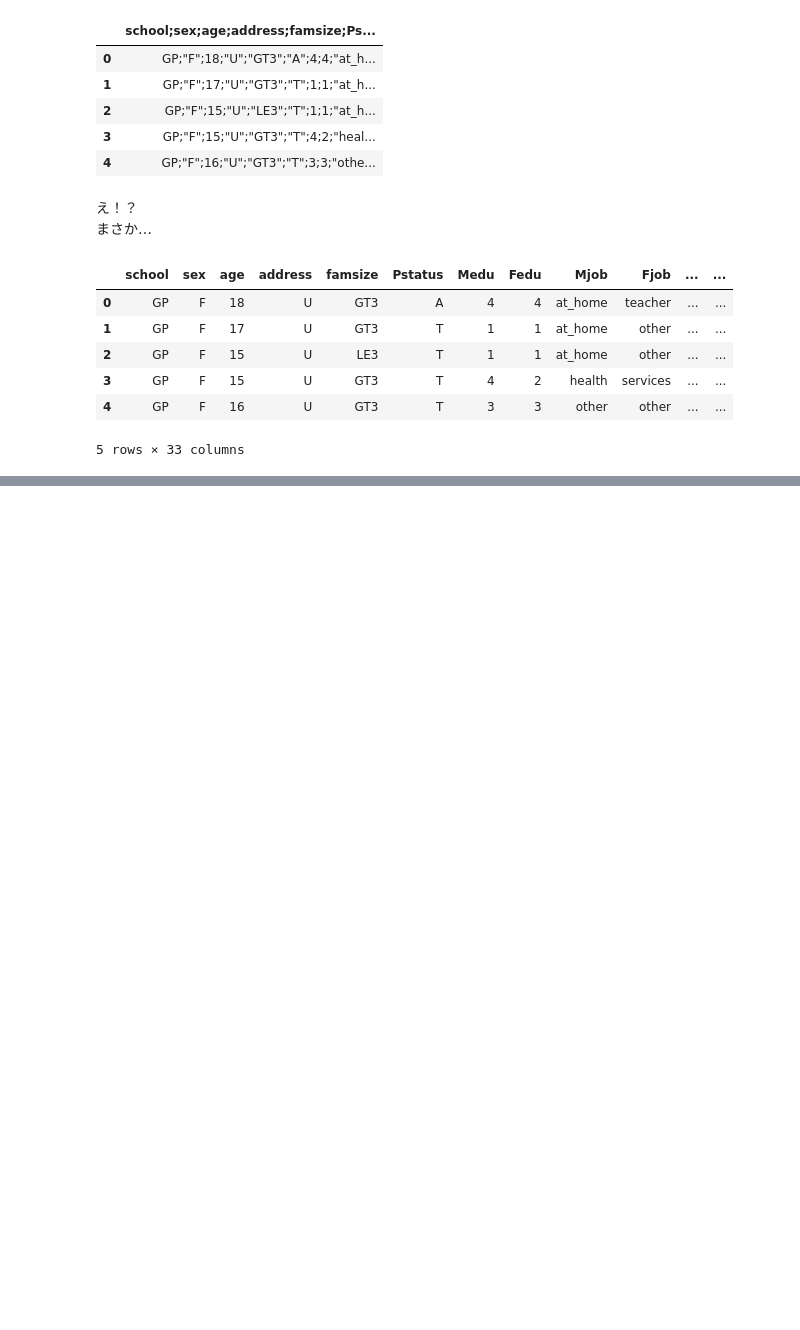
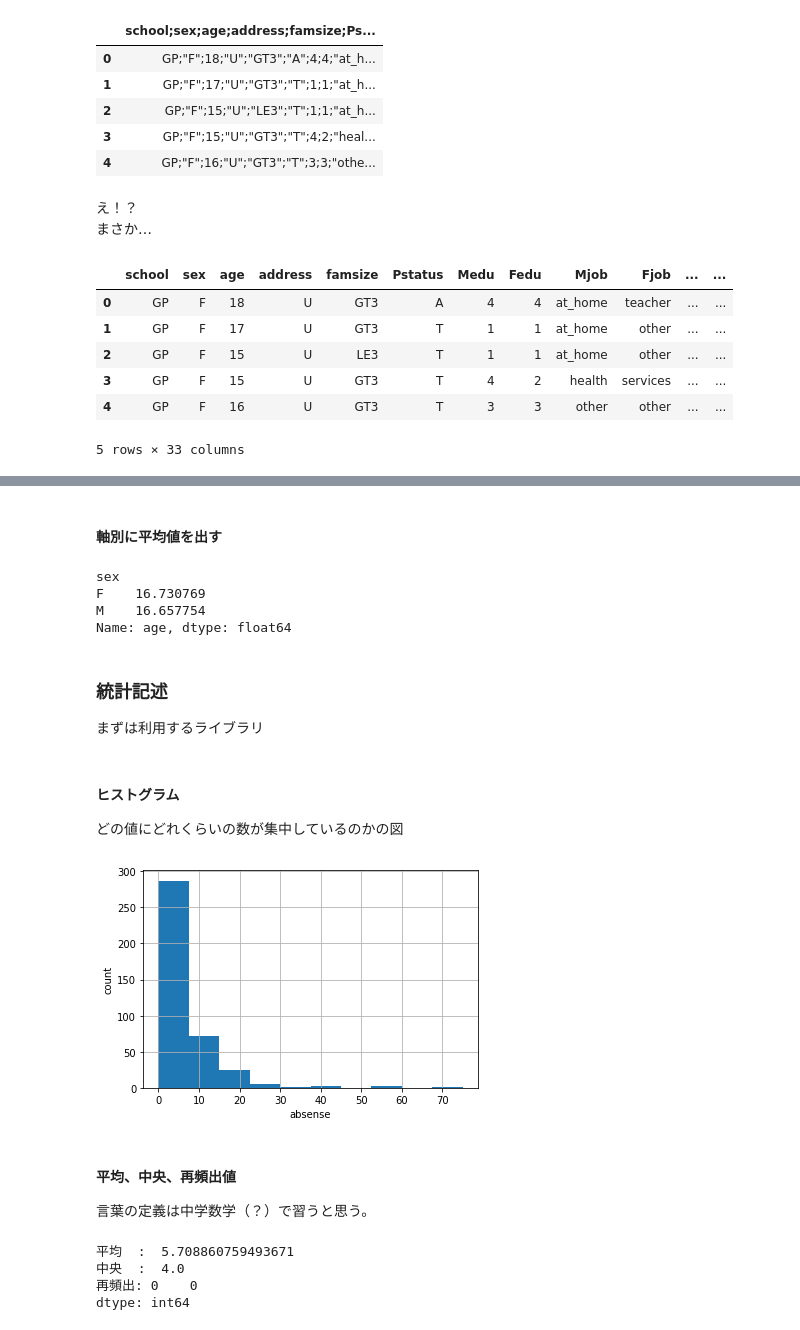
Before and after one commit to Sunao-Yoshii/StudyDocs, a Jupyter notebook: datascience/ch3/DataloadExample.ipynb, the cells around one changed output, grey strips where cells are left out. Saved outputs shown, nothing was run; the diff lists cells and outputs as text; code cells hidden in the pictures; blank space fills up the shorter version.

```diff
--- a/datascience/ch3/DataloadExample.ipynb
+++ b/datascience/ch3/DataloadExample.ipynb
@@ -48,0 +99,13 @@ CSV じゃねーのかよ！？
+# %% [markdown]
+#### 軸別に平均値を出す
+# %%
+student_data_math.groupby('sex')['age'].mean()
+# %% [output]
+sex
+F    16.730769
+M    16.657754
+Name: age, dtype: float64
+# %% [markdown]
+### 統計記述
+
+まずは利用するライブラリ
@@ -48,0 +121,25 @@ CSV じゃねーのかよ！？
+# %% [markdown]
+#### ヒストグラム
+
+どの値にどれくらいの数が集中しているのかの図
+# %%
+plt.hist(student_data_math['absences'])
+plt.xlabel('absense')
+plt.ylabel('count')
+
+plt.grid(True)
+# %% [output]
+[figure, added]
+# %% [markdown]
+#### 平均、中央、再頻出値
+
+言葉の定義は中学数学（？）で習うと思う。
+# %%
+print('平均  : ', student_data_math['absences'].mean())
+print('中央  : ', student_data_math['absences'].median())
+print('再頻出:', student_data_math['absences'].mode())
+# %% [output]
+平均  :  5.708860759493671
+中央  :  4.0
+再頻出: 0    0
+dtype: int64
```
Also changed, not shown: parts of 27 cells of this notebook, 8 other files.
